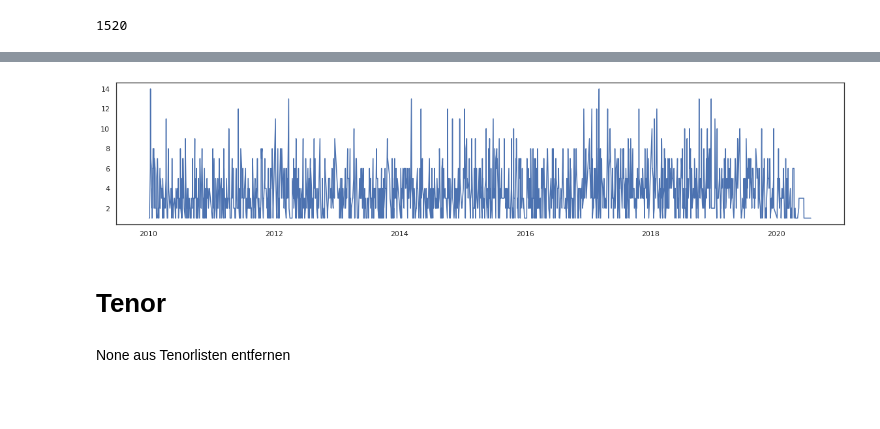
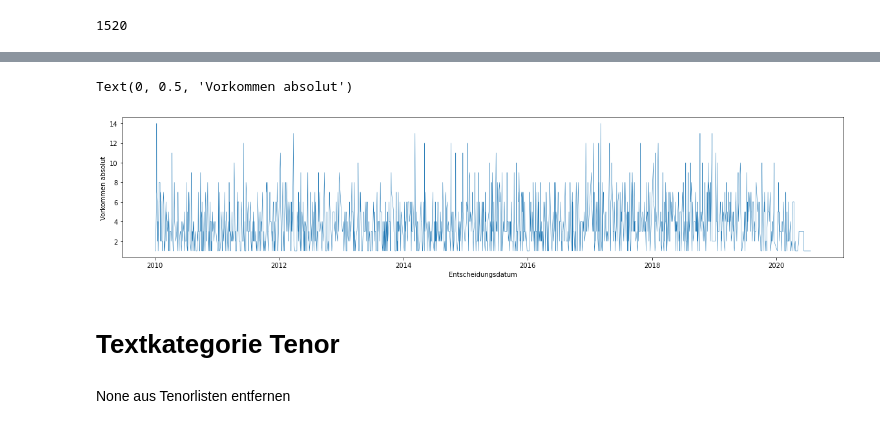
Before and after one commit to Balilicious/legal-decisions-recommender, a Jupyter notebook: DataAnalysis.ipynb, the cells around one changed output, grey strips where cells are left out. Drawn from its saved outputs; the diff is of its cells as text; code cells hidden in the pictures; blank space fills up the shorter version.

```diff
--- a/DataAnalysis.ipynb
+++ b/DataAnalysis.ipynb
@@ -150,12 +146,10 @@ sns.countplot(df.spruchkoerper)
 # %%
-f = plt.figure()
-sns.set(style="white", context="notebook")
+f = plt.figure(figsize=(12,8))
+#sns.set(style="white", context="notebook")
 x = ["1.", "2.", "3.","4.", "5.", "6."]
 y = [anz_ersterStrSen, anz_zweiterStrSen, anz_dritterStrSen, anz_vierterStrSen, anz_fuenfterStrSen, anz_sechsterStrSen]
-ax = sns.barplot(x=x, y=y, palette="rocket")
+ax = sns.barplot(x=x, y=y)#, palette="rocket")
 ax.set(xlabel='Strafsenate (Spruchkörper)', ylabel='Vorkommen absolut')
-
 plt.show()
-
-f.savefig("images/plots/strafsenate.png", bbox_inches="tight", dpi=600)
+#f.savefig("images/plots/strafsenate.png", bbox_inches="tight", dpi=600)
 # %% [output]
@@ -209,12 +176,16 @@ df
 # %%
+# plot distribution of documents over time
 f2 = plt.figure(figsize=(20,4))
-plt.plot(df['datum'].value_counts().sort_index())
+plt.plot(df['datum'].value_counts().sort_index(), lw=0.5)
+plt.xlabel('Entscheidungsdatum')
+plt.ylabel("Vorkommen absolut")
 
-f2.savefig("images/plots/entscheidungsdaten.png", bbox_inches="tight", dpi=600)
+#f2.savefig("images/plots/entscheidungsdaten.png", bbox_inches="tight", dpi=600)
 # %% [output]
+Text(0, 0.5, 'Vorkommen absolut')
-[figure, old version]
+[figure, new version]
 # %% [markdown]
-# Tenor
+# Textkategorie Tenor
 # %% [markdown]
 None aus Tenorlisten entfernen
 # %%
```
Also changed, not shown: parts of 75 cells of this notebook.
